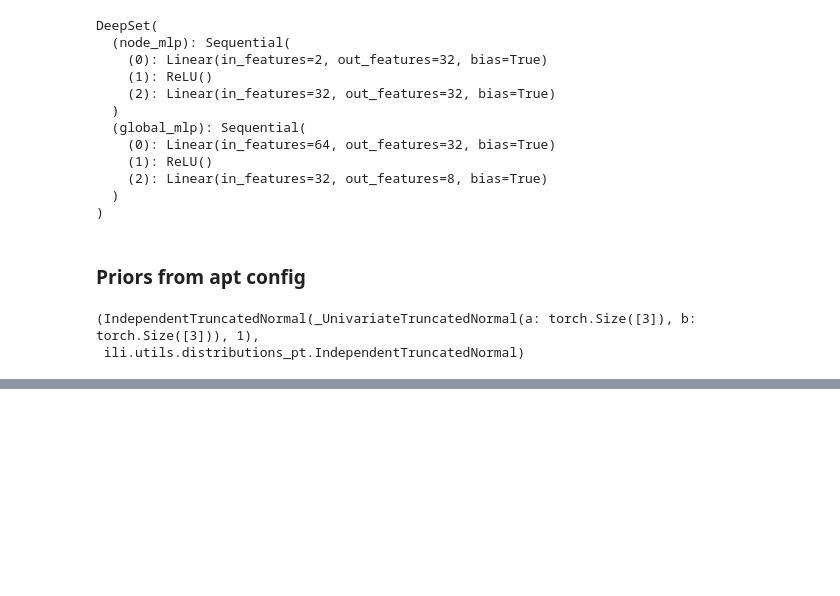
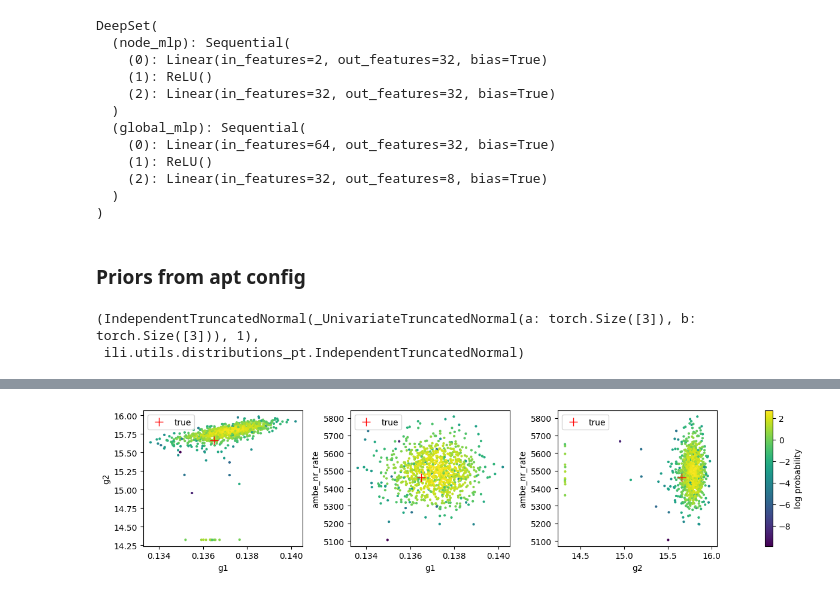
Before and after one commit to plt109/ltu-ili, a Jupyter notebook: notebooks/ambe_fits/poke_embedding.ipynb, the cells around one changed output, grey strips where cells are left out. Cells and saved outputs as stored; diff of their text form; code cells hidden in the pictures; blank space fills up the shorter version.

```diff
--- a/notebooks/ambe_fits/poke_embedding.ipynb
+++ b/notebooks/ambe_fits/poke_embedding.ipynb
@@ -63,19 +38,0 @@ thetas = np.concatenate(thetas, axis=0)
-# %%
-
-# Plot the first 3 samples from the dataset to visualize the points and their centers
-fig, axes = plt.subplots(1, 3, figsize=(12, 4))
-for i in range(3):
-    data_sample = dataset[i]
-    x_pts = data_sample.x.numpy()
-    theta_val = data_sample.y.numpy().flatten()
-
-    axes[i].scatter(x_pts[:, 0], x_pts[:, 1], alpha=0.5, label='Points')
-    axes[i].scatter(theta_val[0], theta_val[1], color='red',
-                    marker='X', s=100, label='Center')
-    axes[i].set_xlim(-5, 5)
-    axes[i].set_ylim(-5, 5)
-    axes[i].set_title(f'Sample {i+1}, Npts={(len(x_pts))}')
-    if i == 0:
-        axes[i].legend()
-plt.tight_layout()
-plt.show()
@@ -445,38 +479,37 @@ for _ii in range(DIM_THETA):
 # %%
 from itertools import combinations
 
 # Visualize the posterior samples compared to the true value for 3D
-dim_theta = DIM_THETA
-n_combinations = dim_theta * (dim_theta - 1) // 2  # 3 choose 2 = 3
+n_combinations = DIM_THETA * (DIM_THETA - 1) // 2  # 3 choose 2 = 3
 
 # Create subplots: one for each pair combination + one colorbar
 fig, axs = plt.subplots(1, n_combinations + 1,
                         figsize=(3 * (n_combinations + 1), 3),
                         gridspec_kw={'width_ratios': [1] * n_combinations + [0.05]})
 
 # Get all pair combinations of parameters
-param_pairs = list(combinations(range(dim_theta), 2))
-param_names = [r'$\theta_0$', r'$\theta_1$', r'$\theta_2$']
+param_pairs = list(combinations(range(DIM_THETA), 2))
+param_names = [_ for _ in apt_param_config.keys()]
 
 # Plot each combination
 for idx, (i, j) in enumerate(param_pairs):
     # Scatter plot of samples
     im = axs[idx].scatter(samples[:, i], samples[:, j],
                           c=log_prob, s=4, cmap='viridis')
     axs[idx].set_xlabel(param_names[i])
     axs[idx].set_ylabel(param_names[j])
-    axs[idx].set_title(f'{param_names[i]} vs {param_names[j]}')
 
-    # Optional: plot the true value if you have it
-    # true_values = [true_theta0, true_theta1, true_theta2]  # define your true values
-    # axs[idx].plot(true_values[i], true_values[j], 'r+', markersize=10, label='true')
-    # axs[idx].legend()
+    # Plotting true value
+    axs[idx].plot(y_[i], y_[j], 'r+', markersize=10, label='true')
+    axs[idx].legend()
 
 # Add colorbar to the last subplot
 plt.colorbar(im, label='log probability', cax=axs[-1])
 
 plt.tight_layout()
 plt.show()
+# %% [output]
+[figure, added]
 # %%
 
 metric = PlotSinglePosterior(
```
Also changed, not shown: parts of 22 cells of this notebook, 1 other file.
